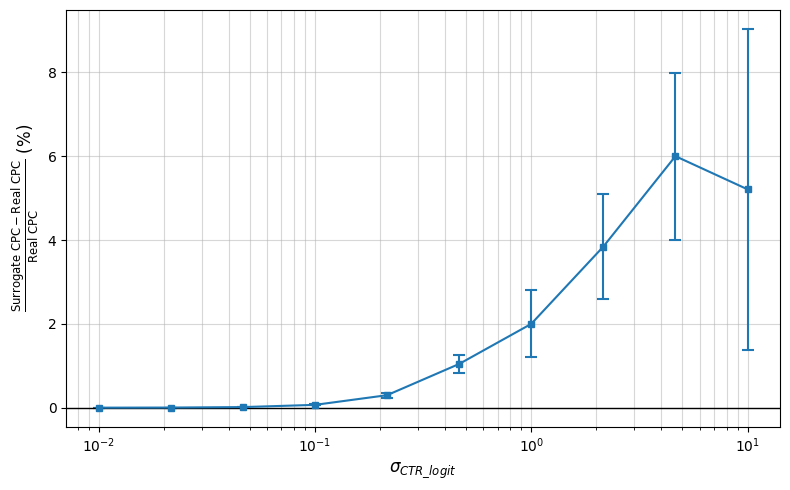
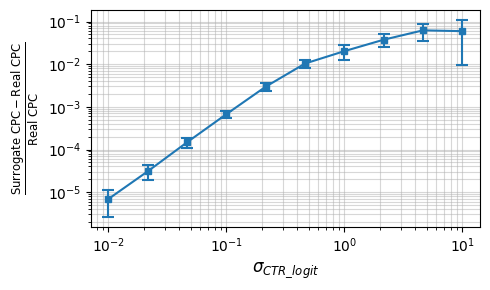
The change to this notebook cell's code, shown as a diff; its figure went from the first image to the second:
--- before
+++ after
@@ -1,8 +1,8 @@
-plt.figure(figsize=(8, 5))
+plt.figure(figsize=(5, 3))
 
 plt.errorbar(
     SIGMAS,
-    mean_errors,
-    yerr=std_errors,
+    np.array(mean_errors)/100,
+    yerr=np.array(std_errors) / 100,
     fmt="s-",
     capsize=4,
@@ -14,6 +14,7 @@
 
 plt.xscale('log')
+plt.yscale('log')
 plt.xlabel(r'$\sigma_{CTR\_logit}$', fontsize=12)
-plt.ylabel(r'$\frac{\text{Surrogate CPC} - \text{Real CPC}}{\text{Real CPC}}$ (%)', fontsize=12)
+plt.ylabel(r'$\frac{\text{Surrogate CPC} - \text{Real CPC}}{\text{Real CPC}}$', fontsize=12)
 plt.grid(True, which="both", ls="-", alpha=0.5)
 plt.axhline(0, color='black', lw=1)

Commit: add prior component exp